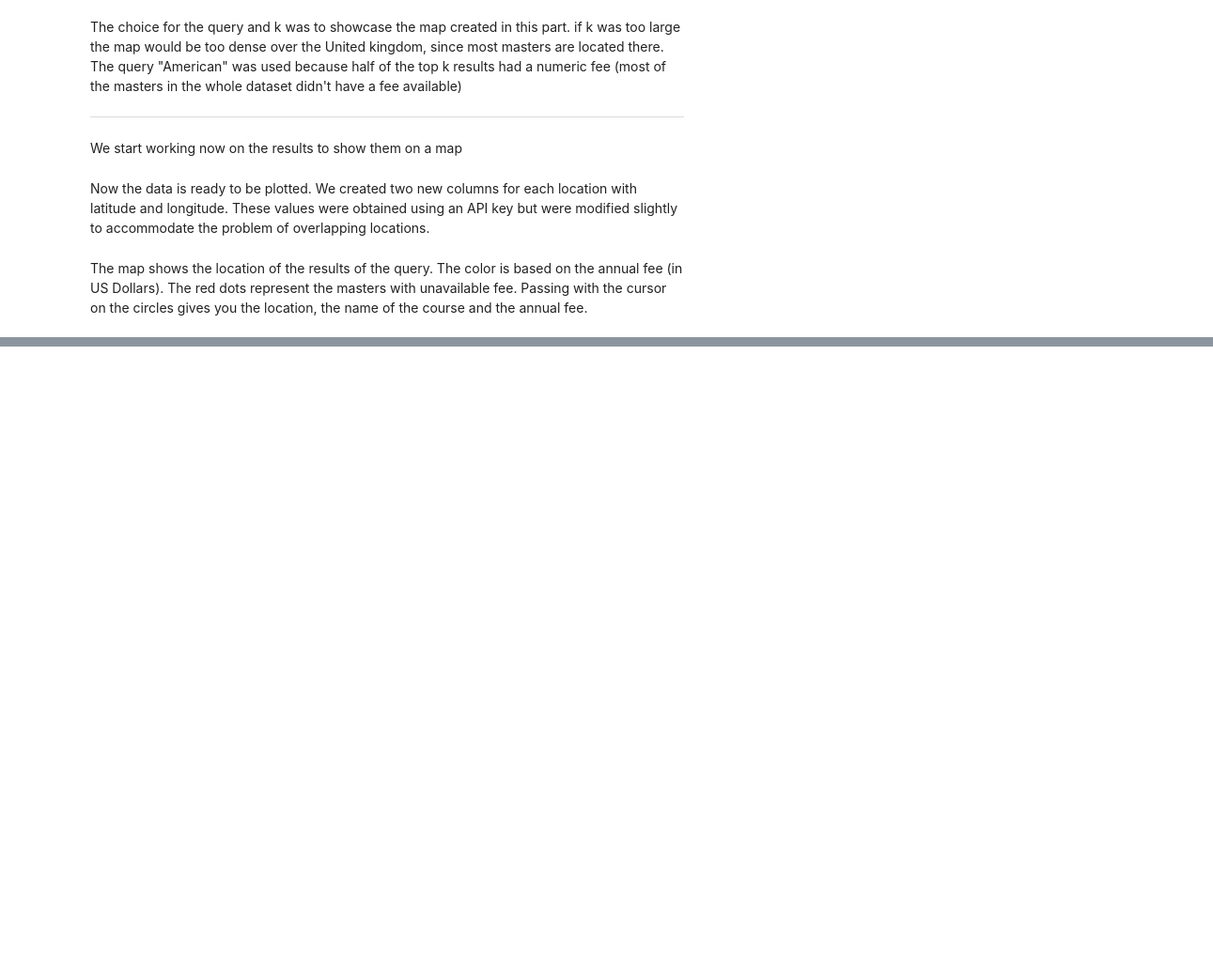
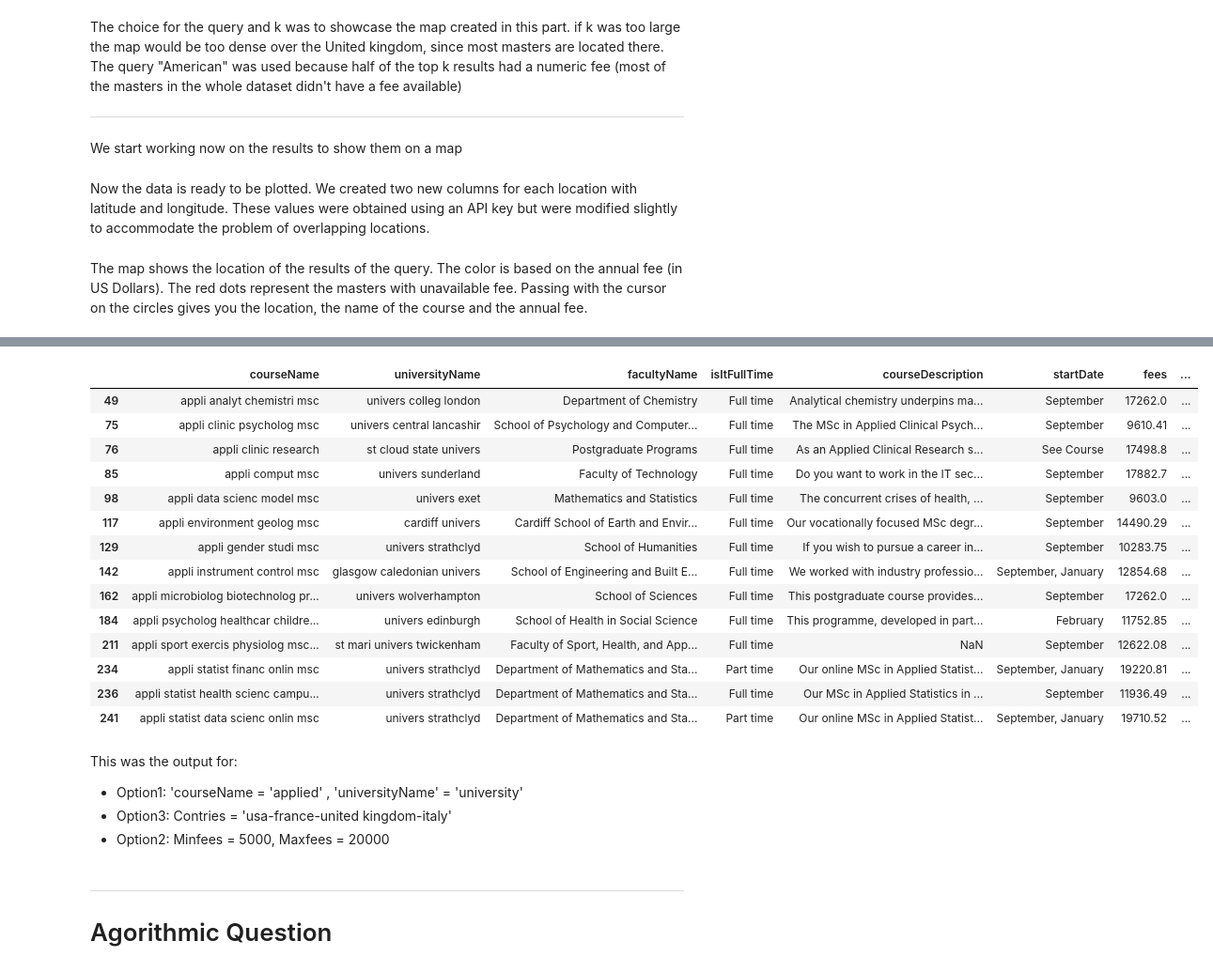
Before and after one commit to paolozilviano/ADM-HW3, a Jupyter notebook: main.ipynb, the cells around one changed output, grey strips where cells are left out. Shown at 94% size. Drawn from its saved outputs; the diff is of its cells as text; code cells hidden in the pictures; blank space fills up the shorter version.

```diff
--- a/main.ipynb
+++ b/main.ipynb
@@ -1225,0 +1247,23 @@ The map shows the location of the results of the query. The color is based on th
+# %%
+# Function to process and stem a text
+def process_text(text):
+    # Check for NaN values
+    if pd.isna(text):
+        return ""
+
+    # Tokenize the text
+    tokens = tokenizer.tokenize(text.lower())
+
+    # Remove stopwords
+    filtered_tokens = [token for token in tokens if token not in stop_words]
+
+    # Remove punctuation
+    filtered_tokens = [token for token in filtered_tokens if token not in string.punctuation]
+
+    # Stemming
+    stemmed_tokens = [stemmer.stem(token) for token in filtered_tokens]
+
+    # Join the tokens back into a string
+    processed_text = ' '.join(stemmed_tokens)
+
+    return processed_text
@@ -1225,0 +1278,7 @@ The map shows the location of the results of the query. The color is based on th
+# %%
+# Filter based on city (required for the suboption 3 of option 1)
+def search_city(city_query,curr):
+
+    result_df = curr[curr['city'].str.lower() == city_query.lower()]
+
+    return result_df
@@ -1225,0 +1680,2 @@ The map shows the location of the results of the query. The color is based on th
+# %%
+your_result1 = complex_search_engine(df)
@@ -1225,0 +1700,27 @@ The map shows the location of the results of the query. The color is based on th
+# %%
+your_result1
+# %% [output]
+|  | courseName | universityName | facultyName | isItFullTime | courseDescription | startDate | fees | ... |
+| 49 | appli analyt chemistri msc | univers colleg london | Department of Chemistry | Full time | Analytical chemistry underpins ma... | September | 17262.0 | ... |
+| 75 | appli clinic psycholog msc | univers central lancashir | School of Psychology and Computer... | Full time | The MSc in Applied Clinical Psych... | September | 9610.41 | ... |
+| 76 | appli clinic research | st cloud state univers | Postgraduate Programs | Full time | As an Applied Clinical Research s... | See Course | 17498.8 | ... |
+| 85 | appli comput msc | univers sunderland | Faculty of Technology | Full time | Do you want to work in the IT sec... | September | 17882.7 | ... |
+| 98 | appli data scienc model msc | univers exet | Mathematics and Statistics | Full time | The concurrent crises of health, ... | September | 9603.0 | ... |
+| 117 | appli environment geolog msc | cardiff univers | Cardiff School of Earth and Envir... | Full time | Our vocationally focused MSc degr... | September | 14490.29 | ... |
+| 129 | appli gender studi msc | univers strathclyd | School of Humanities | Full time | If you wish to pursue a career in... | September | 10283.75 | ... |
+| 142 | appli instrument control msc | glasgow caledonian univers | School of Engineering and Built E... | Full time | We worked with industry professio... | September, January | 12854.68 | ... |
+| 162 | appli microbiolog biotechnolog pr... | univers wolverhampton | School of Sciences | Full time | This postgraduate course provides... | September | 17262.0 | ... |
+| 184 | appli psycholog healthcar childre... | univers edinburgh | School of Health in Social Science | Full time | This programme, developed in part... | February | 11752.85 | ... |
+| 211 | appli sport exercis physiolog msc... | st mari univers twickenham | Faculty of Sport, Health, and App... | Full time | NaN | September | 12622.08 | ... |
+| 234 | appli statist financ onlin msc | univers strathclyd | Department of Mathematics and Sta... | Part time | Our online MSc in Applied Statist... | September, January | 19220.81 | ... |
+| 236 | appli statist health scienc campu... | univers strathclyd | Department of Mathematics and Sta... | Full time | Our MSc in Applied Statistics in ... | September | 11936.49 | ... |
+| 241 | appli statist data scienc onlin msc | univers strathclyd | Department of Mathematics and Sta... | Part time | Our online MSc in Applied Statist... | September, January | 19710.52 | ... |
+# %% [markdown]
+This was the output for:
+- Option1: 'courseName = 'applied' , 'universityName' = 'university'
+- Option3: Contries = 'usa-france-united kingdom-italy'
+- Option2: Minfees = 5000, Maxfees = 20000
+# %% [markdown]
+------------------------------------
+
+# Agorithmic Question
```
Also changed, not shown: parts of 24 cells of this notebook.
